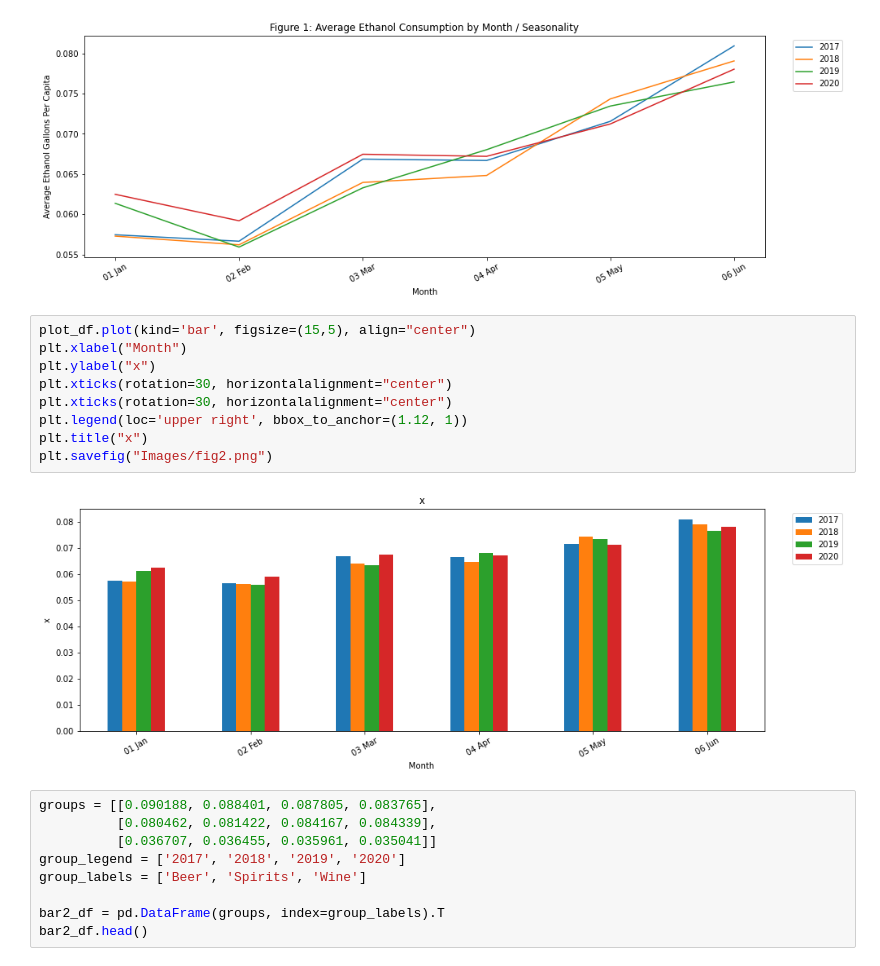
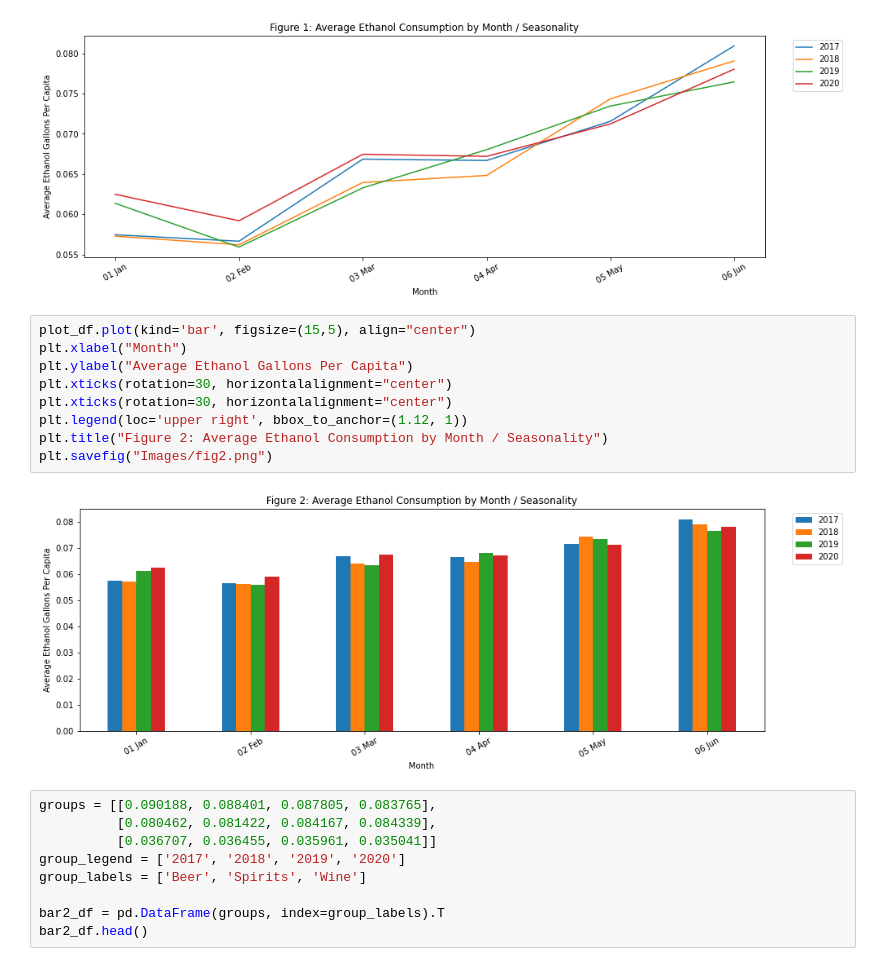
Before and after one commit to zach-18/Project_1_Group_3, a Jupyter notebook: Data Cleanup Notebook.ipynb, the cells around one changed output. Cells and saved outputs as stored; diff of their text form.

```diff
--- a/Data Cleanup Notebook.ipynb
+++ b/Data Cleanup Notebook.ipynb
@@ -328,14 +328,14 @@ plt.savefig("Images/fig1.png")
 # %%
 plot_df.plot(kind='bar', figsize=(15,5), align="center")
 plt.xlabel("Month")
-plt.ylabel("x")
+plt.ylabel("Average Ethanol Gallons Per Capita")
 plt.xticks(rotation=30, horizontalalignment="center")
 plt.xticks(rotation=30, horizontalalignment="center")
 plt.legend(loc='upper right', bbox_to_anchor=(1.12, 1))
-plt.title("x")
+plt.title("Figure 2: Average Ethanol Consumption by Month / Seasonality")
 plt.savefig("Images/fig2.png")
 # %% [output]
-[figure, old version]
+[figure, new version]
 # %%
 groups = [[0.090188, 0.088401, 0.087805, 0.083765],
           [0.080462, 0.081422, 0.084167, 0.084339],
```
